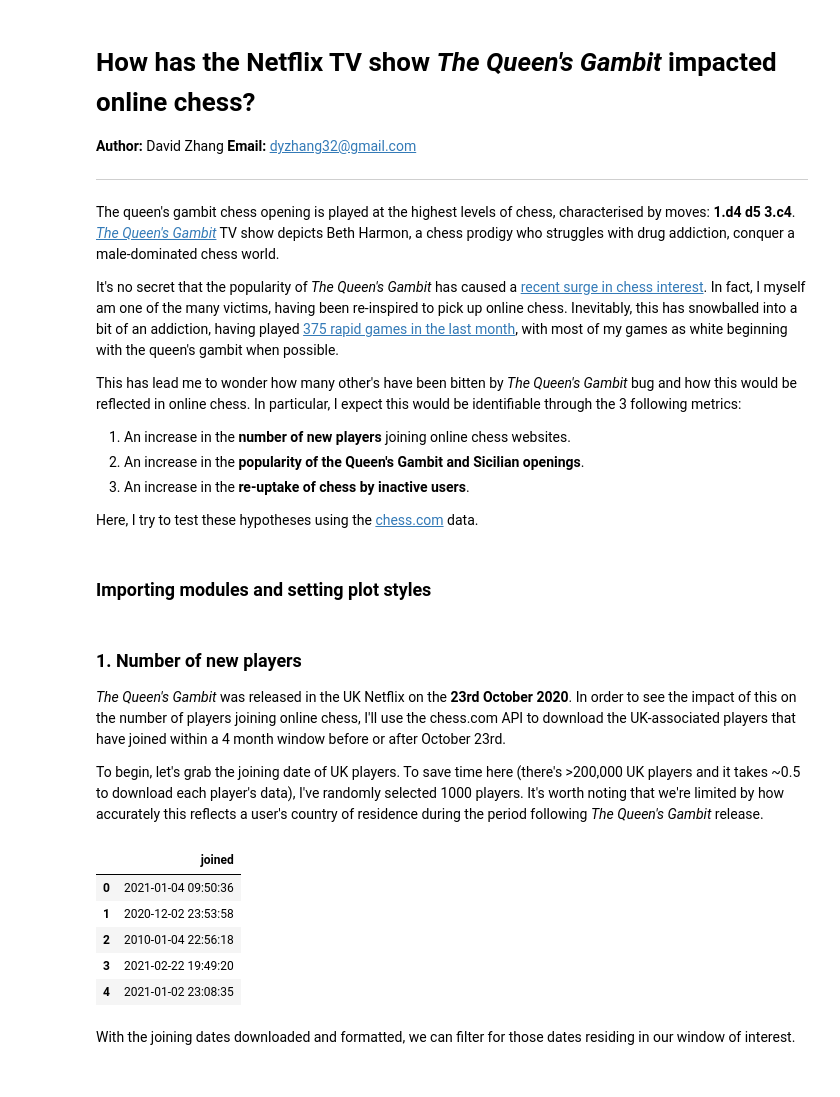
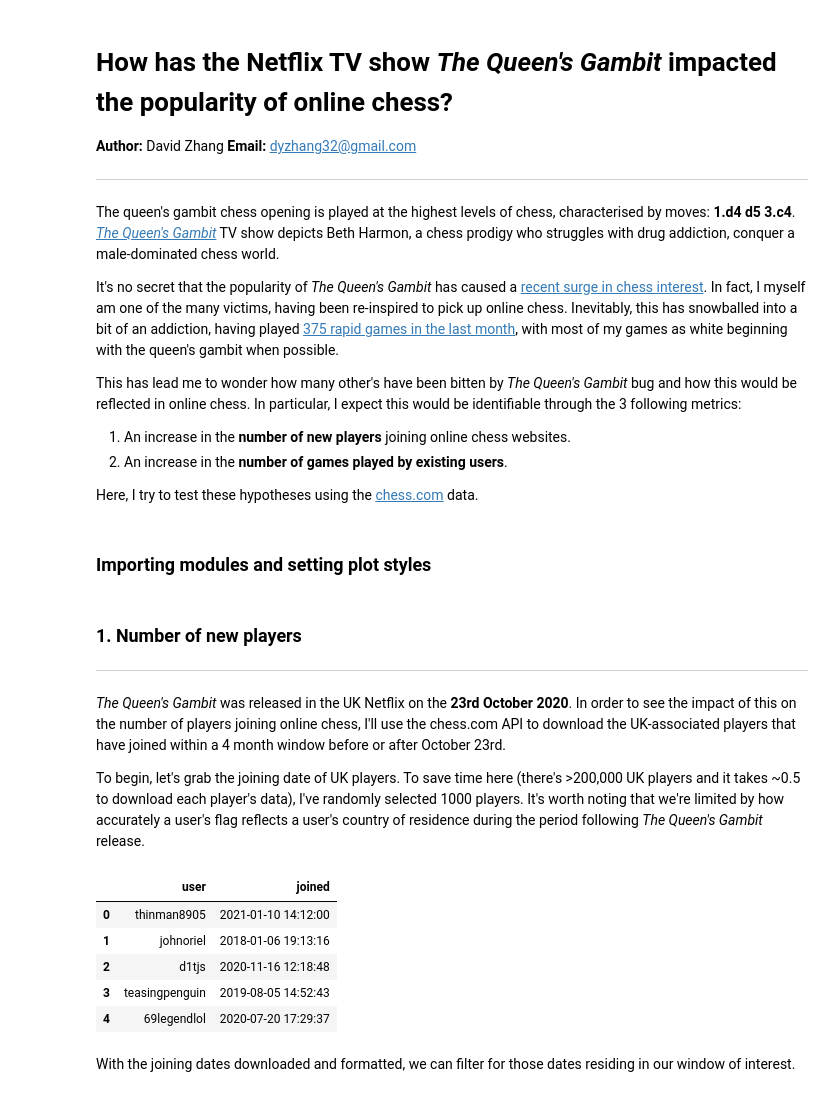
Before and after one commit to dzhang32/chess, a Jupyter notebook: 01-queens_gambit.ipynb, the cells around one changed output. Cells and saved outputs as stored; diff of their text form; code cells hidden in the pictures.

```diff
--- a/01-queens_gambit.ipynb
+++ b/01-queens_gambit.ipynb
@@ -1,5 +1,5 @@
 # %% [markdown]
-# How has the Netflix TV show *The Queen's Gambit* impacted online chess?
+# How has the Netflix TV show *The Queen's Gambit* impacted the popularity of online chess?
 
 **Author:** David Zhang **Email:** dyzhang32@gmail.com
 
@@ -12,8 +12,7 @@ It's no secret that the popularity of *The Queen's Gambit* has caused a [recent
 This has lead me to wonder how many other's have been bitten by *The Queen's Gambit* bug and how this would be reflected in online chess. In particular, I expect this would be identifiable through the 3 following metrics:
 
    1. An increase in the **number of new players** joining online chess websites.
-   2. An increase in the **popularity of the Queen's Gambit and Sicilian openings**.
-   3. An increase in the **re-uptake of chess by inactive users**.
+   2. An increase in the **number of games played by existing users**.
 
 Here, I try to test these hypotheses using the [chess.com](https://www.chess.com/) data.
 # %% [markdown]
@@ -31,24 +33,27 @@ sns.set_style("ticks")
 sns.set_context("talk")
 # %% [markdown]
 ### 1. Number of new players
+---
 
 *The Queen's Gambit* was released in the UK Netflix on the **23rd October 2020**. In order to see the impact of this on the number of players joining online chess, I'll use the chess.com API to download the UK-associated players that have joined within a 4 month window before or after October 23rd.
 
-To begin, let's grab the joining date of UK players. To save time here (there's >200,000 UK players and it takes ~0.5 to download each player's data), I've randomly selected 1000 players. It's worth noting that we're limited by how accurately this reflects a user's country of residence during the period following *The Queen's Gambit* release.
+To begin, let's grab the joining date of UK players. To save time here (there's >200,000 UK players and it takes ~0.5 to download each player's data), I've randomly selected 1000 players. It's worth noting that we're limited by how accurately a user's flag reflects a user's country of residence during the period following *The Queen's Gambit* release.
 # %%
 # parse timestamps as date times
 dp = lambda x: datetime.fromtimestamp(int(x))
 
-join_dates = pd.read_csv("data/GB_players_joined_25_02_2021.csv", parse_dates = ["joined"], date_parser = dp)
+gb_join_dates_path = [path for path in os.listdir("data/") if "GB_players_joined" in path]
+
+join_dates = pd.read_csv("data/" + gb_join_dates_path[0], parse_dates = ["joined"], date_parser = dp)
 
 join_dates.head()
 # %% [output]
-|  | joined |
-| 0 | 2021-01-04 09:50:36 |
-| 1 | 2020-12-02 23:53:58 |
-| 2 | 2010-01-04 22:56:18 |
-| 3 | 2021-02-22 19:49:20 |
-| 4 | 2021-01-02 23:08:35 |
+|  | user | joined |
+| 0 | thinman8905 | 2021-01-10 14:12:00 |
+| 1 | johnoriel | 2018-01-06 19:13:16 |
+| 2 | d1tjs | 2020-11-16 12:18:48 |
+| 3 | teasingpenguin | 2019-08-05 14:52:43 |
+| 4 | 69legendlol | 2020-07-20 17:29:37 |
 # %% [markdown]
 With the joining dates downloaded and formatted, we can filter for those dates residing in our window of interest.
 # %%
```
Also changed, not shown: parts of 14 cells of this notebook.
